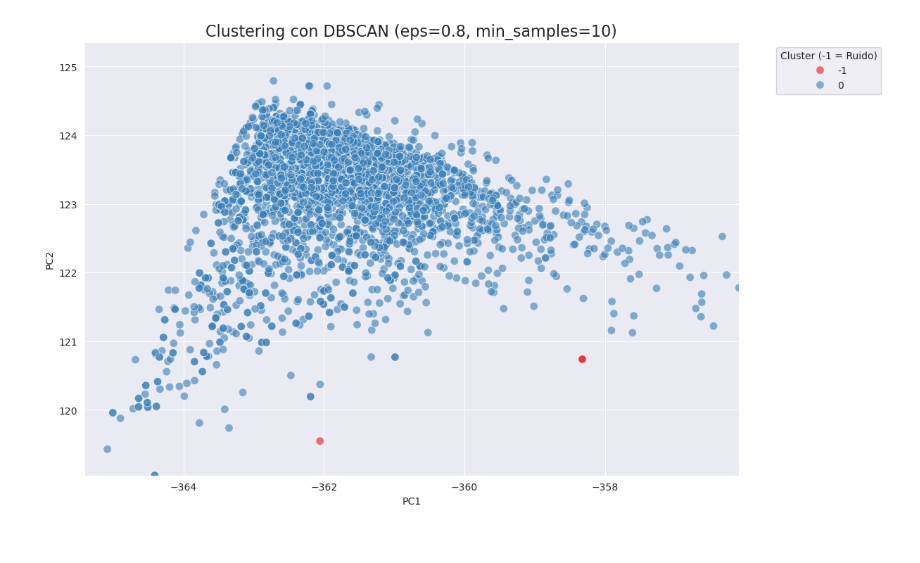
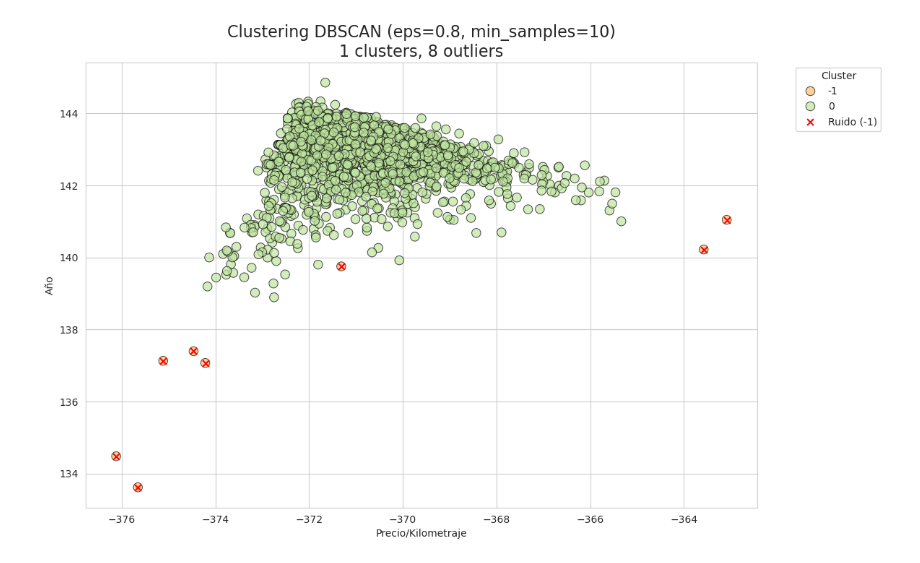
Before and after one commit to IICG-Coquimbo/practica-proyecto-autotec, a Jupyter notebook: autotec/clustering/dbscan.ipynb, the cells around one changed output. Cells and saved outputs as stored; diff of their text form; code cells hidden in the pictures.

```diff
--- a/autotec/clustering/dbscan.ipynb
+++ b/autotec/clustering/dbscan.ipynb
@@ -173,8 +192,9 @@ from IPython.display import Markdown, display
 # =========================
 spark = (
     SparkSession.builder
-    .appName("Clustering_DBSCAN_CLP")
+    .appName("Clustering_DBSCAN_AutoTec")
     .config("spark.jars.packages", "org.mongodb.spark:mongo-spark-connector_2.12:10.1.1")
+    .config("spark.mongodb.read.connection.uri", "mongodb+srv://neiel_cortes:neiel0330@cluster0.eo0kyfv.mongodb.net/AutoTec_db")
     .getOrCreate()
 )
 
@@ -182,9 +202,8 @@ spark = (
 # LEER DATOS
 # =========================
 df = spark.read.format("mongodb") \
-    .option("connection.uri", "mongodb+srv://neiel_cortes:neiel0330@cluster0.eo0kyfv.mongodb.net/") \
     .option("database", "proyecto_bigdata") \
-    .option("collection", "estadisticas_precio") \
+    .option("collection", "Contenedor_Autos_Limpio") \
     .load()
 
 print("Registros cargados:", df.count())
@@ -195,7 +214,7 @@ df.printSchema()
 # =========================
 df_cast = df.withColumn("kilometraje", col("kilometraje").cast(IntegerType())) \
             .withColumn("year", col("year").cast(IntegerType())) \
-            .withColumn("precio_num", col("precio_num").cast(DoubleType())) \
+            .withColumn("precio_num", col("precio").cast(DoubleType())) \
             .dropna(subset=["precio_num", "kilometraje", "year"])
 
 # =========================
@@ -222,57 +241,80 @@ pdf_dbscan = df_pca.select("pcaFeatures", "marca").toPandas()
 X = np.array(pdf_dbscan["pcaFeatures"].apply(lambda x: x.toArray()).tolist())
 
 # =========================
-# DBSCAN con parámetros distintos
+# DBSCAN (eps=0.8, min_samples=10)
 # =========================
-dbscan = DBSCAN(eps=0.8, min_samples=10)  # Cambiamos eps y min_samples
+eps_value = 0.8
+min_samples_value = 10
+
+dbscan = DBSCAN(eps=eps_value, min_samples=min_samples_value)
 clusters = dbscan.fit_predict(X)
 pdf_dbscan["cluster_dbscan"] = clusters
 
 # =========================
-# VISUALIZACIÓN
+# VISUALIZACIÓN MEJORADA
 # =========================
 plt.figure(figsize=(12, 8))
-sns.set_style("darkgrid")
+sns.set_style("whitegrid")
 
+# Crear columnas PC1 y PC2
 pdf_dbscan[["PC1", "PC2"]] = pd.DataFrame(X, columns=["PC1", "PC2"])
-pc1_min, pc1_max = np.percentile(pdf_dbscan["PC1"], [1, 99])
-pc2_min, pc2_max = np.percentile(pdf_dbscan["PC2"], [1, 99])
 
+# Paleta más diferenciada
+palette = sns.color_palette("Spectral", len(set(clusters)))
+
+# Scatter principal
 sns.scatterplot(
     data=pdf_dbscan,
     x="PC1",
     y="PC2",
     hue="cluster_dbscan",
-    palette="Set1",
-    s=70,
-    alpha=0.6
+    palette=palette,
+    s=80,
+    alpha=0.7,
+    edgecolor="black"
 )
 
-plt.xlim(pc1_min - 1, pc1_max + 1)
-plt.ylim(pc2_min - 1, pc2_max + 1)
-plt.title("Clustering con DBSCAN (eps=0.8, min_samples=10)", fontsize=16)
-plt.legend(title="Cluster (-1 = Ruido)", bbox_to_anchor=(1.05, 1), loc="upper left")
+# Resaltar outliers (-1)
+outliers = pdf_dbscan[pdf_dbscan["cluster_dbscan"] == -1]
+plt.scatter(outliers["PC1"], outliers["PC2"],
+            color="red", s=40, marker="x", label="Ruido (-1)")
+
+# Calcular métricas
+num_clusters = len(set(clusters)) - (1 if -1 in clusters else 0)
+num_outliers = list(clusters).count(-1)
+
+# Título con parámetros y métricas
+plt.title(
+    f"Clustering DBSCAN (eps={eps_value}, min_samples={min_samples_value})\n"
+    f"{num_clusters} clusters, {num_outliers} outliers",
+    fontsize=16
+)
+
+# Etiquetas personalizadas de ejes
+plt.xlabel("Precio/Kilometraje")
+plt.ylabel("Año")
+
+plt.legend(title="Cluster", bbox_to_anchor=(1.05, 1), loc="upper left")
 plt.show()
 
 # =========================
 # CONCLUSIÓN DINÁMICA
 # =========================
-num_clusters = len(set(clusters)) - (1 if -1 in clusters else 0)
-num_outliers = list(clusters).count(-1)
-
 if num_clusters > 0:
     conclusion = f"""
-## Conclusión DBSCAN (eps=0.8, min_samples=10)
+## Conclusión DBSCAN
 
-El algoritmo DBSCAN aplicado sobre los datos reducidos con PCA detectó {num_clusters} clusters principales y {num_outliers} outliers.
-Esto confirma que al variar los parámetros `eps` y `min_samples` cambia la densidad mínima requerida para formar clusters, afectando la cantidad de grupos y ruido detectado.
+Con parámetros eps={eps_value} y min_samples={min_samples_value}, el algoritmo DBSCAN detectó {num_clusters} clusters principales y {num_outliers} outliers.
+Esto confirma que DBSCAN puede segmentar vehículos en función de precio, kilometraje y año, aunque la cantidad de outliers depende de la densidad de los datos.
+La visualización mejorada permite distinguir claramente los clusters y resaltar los outliers con símbolos y colores diferenciados.
 """
 else:
     conclusion = f"""
-## Conclusión DBSCAN (eps=0.8, min_samples=10)
+## Conclusión DBSCAN
 
-El algoritmo DBSCAN no logró detectar clusters válidos y clasificó todos los puntos como ruido.
-Esto indica que los parámetros elegidos no fueron adecuados para este dataset.
+Con parámetros eps={eps_value} y min_samples={min_samples_value}, el algoritmo DBSCAN no logró detectar clusters válidos y clasificó todos los puntos como ruido (outliers).
+Esto puede deberse a la dispersión de los datos o a parámetros poco adecuados.
+Se recomienda seguir ajustando eps y min_samples o considerar otro algoritmo de clustering.
 """
 
 display(Markdown(conclusion))
@@ -300,2 +342,2 @@ root
-[figure, old version]
+[figure, new version]
 
```
Also changed, not shown: parts of 3 cells of this notebook.
